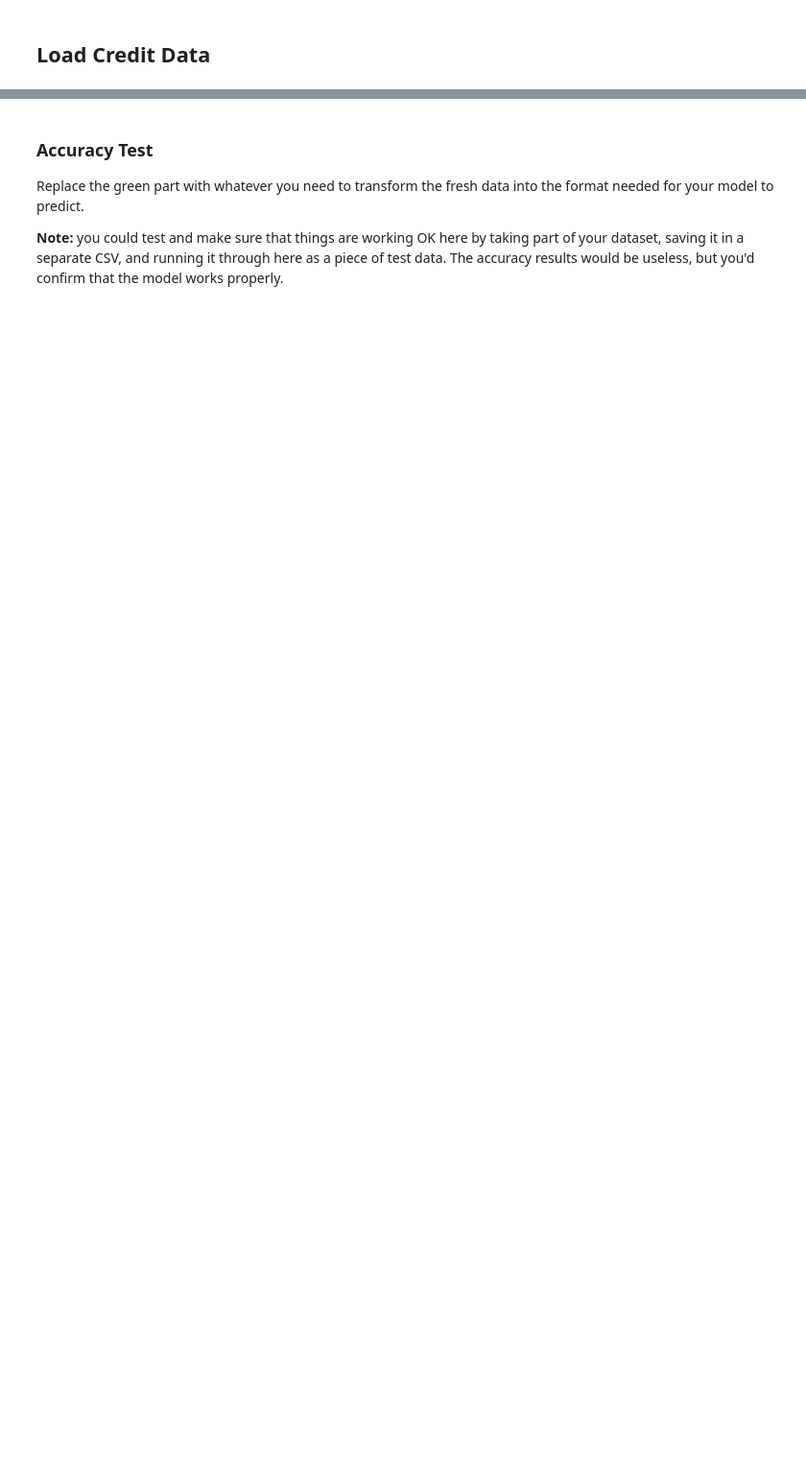
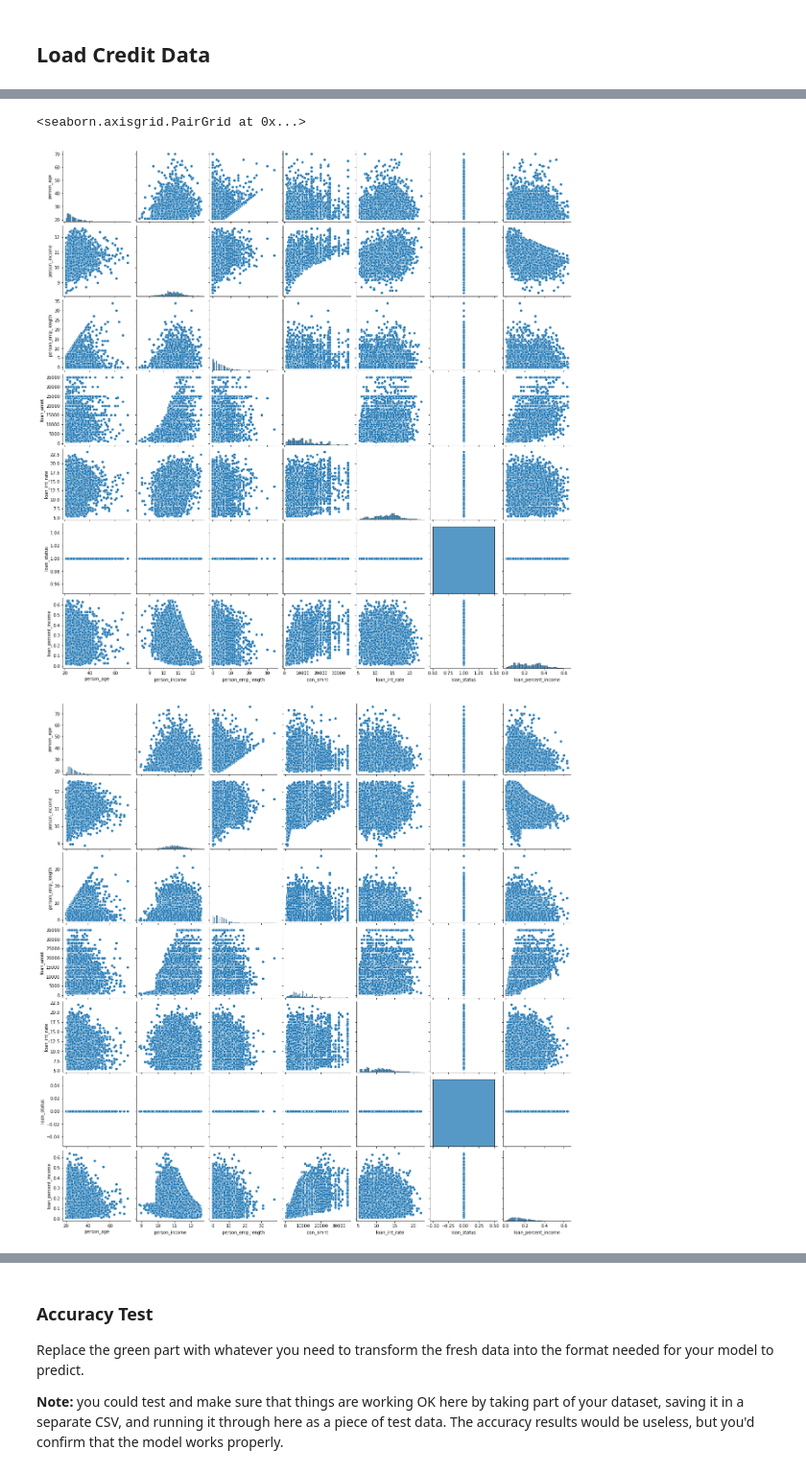
Before and after one commit to shaunmcgregor/BSIP_Assignment_4_Students, a Jupyter notebook: asn4_start.ipynb, the cells around one changed output, grey strips where cells are left out. Shown at 96% size. Drawn from its saved outputs; the diff is of its cells as text; code cells hidden in the pictures; blank space fills up the shorter version.

```diff
--- a/asn4_start.ipynb
+++ b/asn4_start.ipynb
@@ -205,0 +202,23 @@ dtype: object
+# %%
+dfBadStatus = df[df["loan_status"] == 1]
+dfGoodStatus = df[df["loan_status"] == 0]
+
+sns.pairplot(dfBadStatus)
+sns.pairplot(dfGoodStatus)
+
+# tTestBad = dfBadStatus.drop(columns={"person_income","person_home_ownership","loan_intent","loan_grade","cb_person_default_on_file"})
+# tTestGood = dfGoodStatus.drop(columns={"person_income","person_home_ownership","loan_intent","loan_grade","cb_person_default_on_file"})
+
+# for column in tTestBad.columns:
+#     print(column, ss.mannwhitneyu(dfBadStatus[column], dfGoodStatus[column]))
+
+# sns.scatterplot(y=dfBadStatus["person_age"], x=dfBadStatus["person_income"])
+# plt.axvline(df["person_income"].mean())
+# plt.show()
+# sns.scatterplot(y=dfGoodStatus["person_age"], x=dfGoodStatus["person_income"])
+# plt.axvline(df["person_income"].mean())
+# plt.show()
+# %% [output]
+<seaborn.axisgrid.PairGrid at 0x...>
+[figure, added]
+[figure, added]
```
Also changed, not shown: parts of 17 cells of this notebook.
